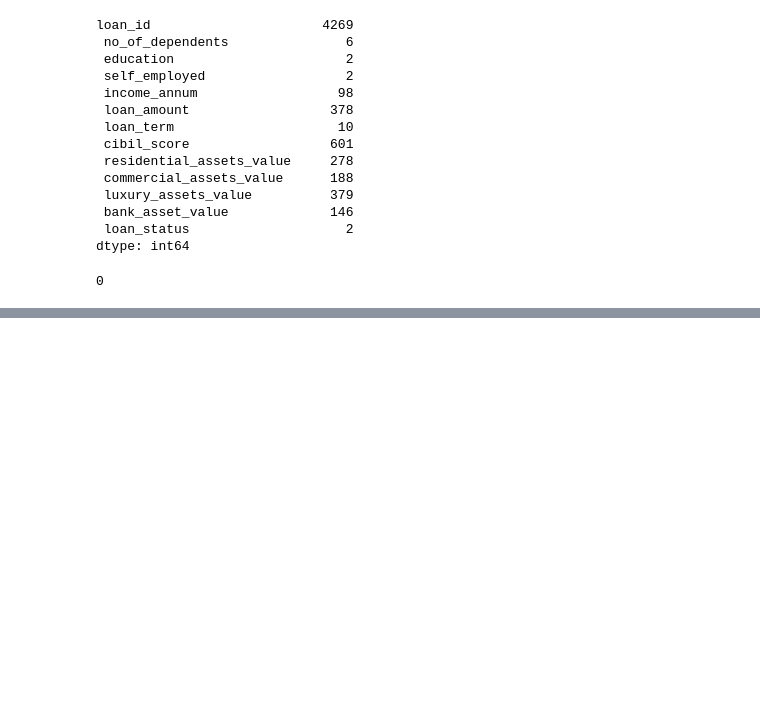
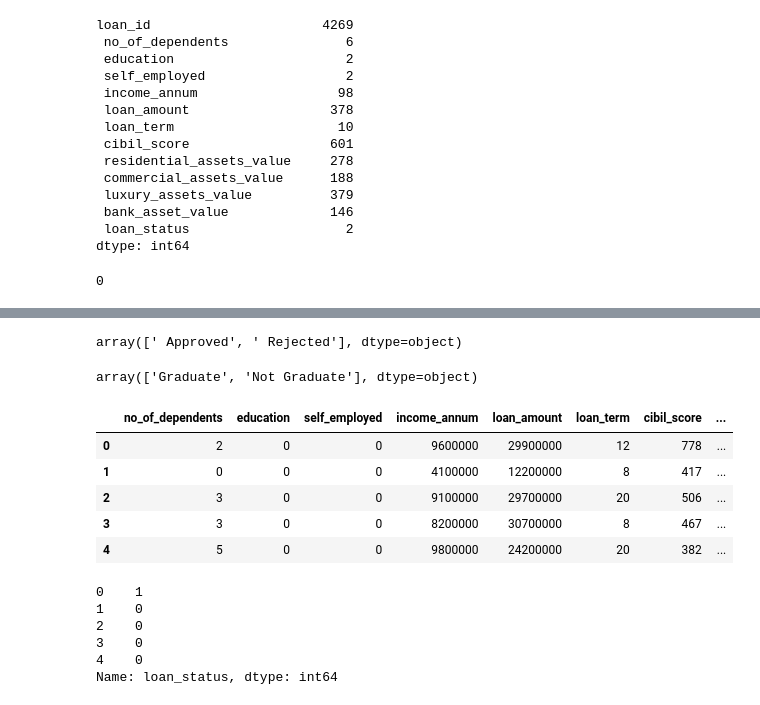
Before and after one commit to Ashu8900/git4mlops, a Jupyter notebook: Packaging-ML-Model/Experiments/untitled.ipynb, the cells around one changed output, grey strips where cells are left out. Saved outputs shown, nothing was run; the diff lists cells and outputs as text; code cells hidden in the pictures; blank space fills up the shorter version.

```diff
--- a/Packaging-ML-Model/Experiments/untitled.ipynb
+++ b/Packaging-ML-Model/Experiments/untitled.ipynb
@@ -44,0 +52,3 @@ AttributeError: 'DataFrame' object has no attribute 'null'
+# %%
+dataset.columns = [c.strip() for c in dataset.columns]
+dataset.columns
@@ -44,0 +61,3 @@ AttributeError: 'DataFrame' object has no attribute 'null'
+# %%
+x = dataset.drop(columns=['loan_status'])
+y = dataset['loan_status']
@@ -44,0 +85,18 @@ AttributeError: 'DataFrame' object has no attribute 'null'
+# %%
+# Apply the domain Knowledge
+## create one assets value for combining all assets
+x['total_assets_value'] = x['residential_assets_value'] + x['commercial_assets_value'] + x['luxury_assets_value'] + x['bank_asset_value']
+
+x = x.drop(columns=['bank_asset_value','luxury_assets_value','commercial_assets_value','residential_assets_value'])
+# %%
+y.unique()
+# %% [output]
+array([' Approved', ' Rejected'], dtype=object)
+# %%
+x['education'] = [c.strip() for c in x['education']]
+x['self_employed'] = [c.strip() for c in x['self_employed']]
+y = y.str.strip()
+# %%
+x['education'].unique()
+# %% [output]
+array(['Graduate', 'Not Graduate'], dtype=object)
@@ -44,0 +119,9 @@ AttributeError: 'DataFrame' object has no attribute 'null'
+# %%
+x.head()
+# %% [output]
+|  | no_of_dependents | education | self_employed | income_annum | loan_amount | loan_term | cibil_score | ... |
+| 0 | 2 | 0 | 0 | 9600000 | 29900000 | 12 | 778 | ... |
+| 1 | 0 | 0 | 0 | 4100000 | 12200000 | 8 | 417 | ... |
+| 2 | 3 | 0 | 0 | 9100000 | 29700000 | 20 | 506 | ... |
+| 3 | 3 | 0 | 0 | 8200000 | 30700000 | 8 | 467 | ... |
+| 4 | 5 | 0 | 0 | 9800000 | 24200000 | 20 | 382 | ... |
@@ -44,0 +134,9 @@ AttributeError: 'DataFrame' object has no attribute 'null'
+# %%
+y.head()
+# %% [output]
+0    1
+1    0
+2    0
+3    0
+4    0
+Name: loan_status, dtype: int64
```
Also changed, not shown: parts of 18 cells of this notebook, 1 other file.
